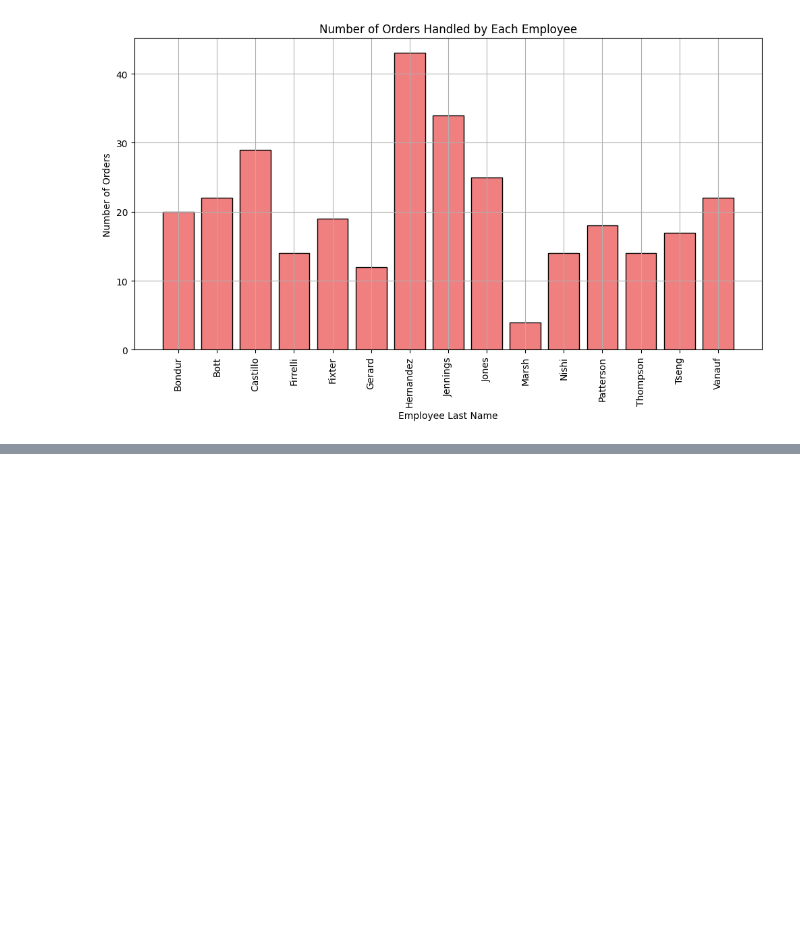
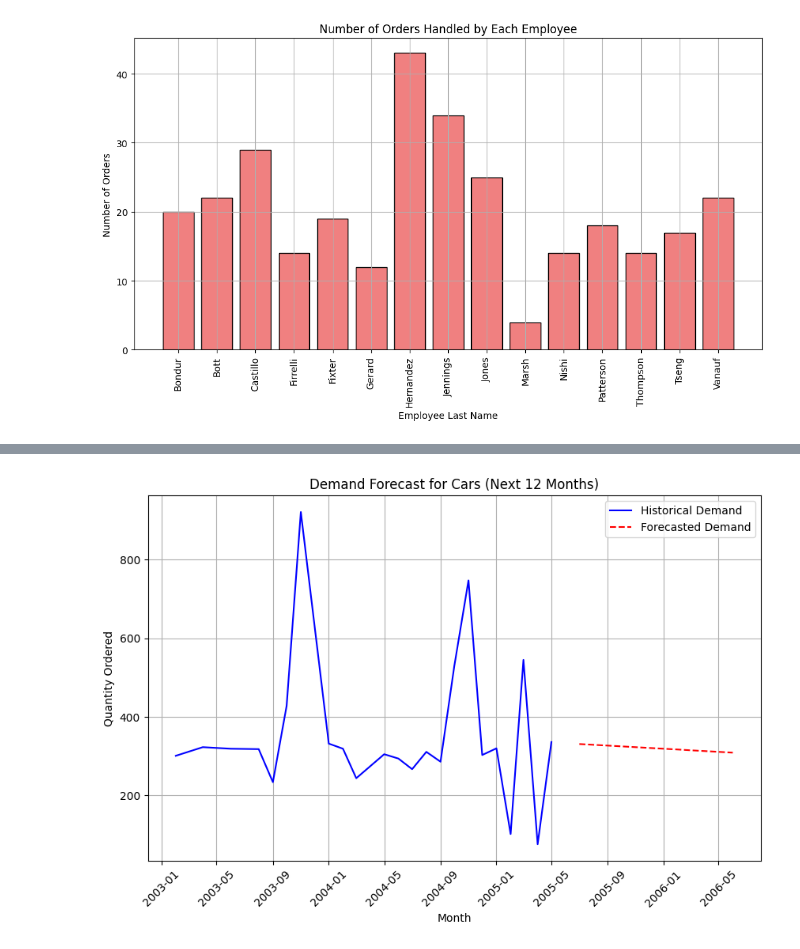
Before and after one commit to JoannaMunyasia/BI-2, a Jupyter notebook: SemAssignment.ipynb, the cells around one changed output, grey strips where cells are left out. Cells and saved outputs as stored; diff of their text form; code cells hidden in the pictures; blank space fills up the shorter version.

```diff
--- a/SemAssignment.ipynb
+++ b/SemAssignment.ipynb
@@ -289,0 +354,41 @@ plt.show()
+# %%
+#-----------------------------Demand Prediction - Ships demand in the next year------------------------------------------
+#Prepare Data: Aggregate monthly demand for a specific product line from consolidated_data
+consolidated_data['orderdate'] = pd.to_datetime(consolidated_data['orderdate'])
+consolidated_data['month'] = consolidated_data['orderdate'].dt.to_period('M')
+
+#Total demand per product line per month
+monthly_demand = consolidated_data.groupby(['month', 'productline'])['quantityordered'].sum().reset_index()
+
+# Data for a specific product line (e.g., 'Ships')
+product_demand = monthly_demand[monthly_demand['productline'] == 'Ships']
+
+# Convert the 'month' period to a numerical feature for regression
+product_demand['month_num'] = np.arange(len(product_demand))
+
+# Prepare data for regression - Feature and Target
+X = product_demand[['month_num']]
+y = product_demand['quantityordered']
+
+# Train a Linear Regression Model
+model = LinearRegression()
+model.fit(X, y)
+
+# Forecast the next 12 months
+future_months = np.arange(len(product_demand), len(product_demand) + 12).reshape(-1, 1)
+forecast = model.predict(future_months)
+
+# Visualize the demand forecast
+plt.figure(figsize=(10, 6))
+plt.plot(product_demand['month'].dt.to_timestamp(), product_demand['quantityordered'], label='Historical Demand', color='blue')
+future_months_dates = pd.date_range(product_demand['month'].iloc[-1].end_time + pd.Timedelta(days=1), periods=12, freq='M')
+plt.plot(future_months_dates, forecast, label='Forecasted Demand', color='red', linestyle='--')
+plt.title('Demand Forecast for Cars (Next 12 Months)')
+plt.xlabel('Month')
+plt.ylabel('Quantity Ordered')
+plt.legend()
+plt.grid(True)
+plt.xticks(rotation=45)
+plt.show()
+# %% [output]
+[figure, added]
```
Also changed, not shown: parts of 6 cells of this notebook.
